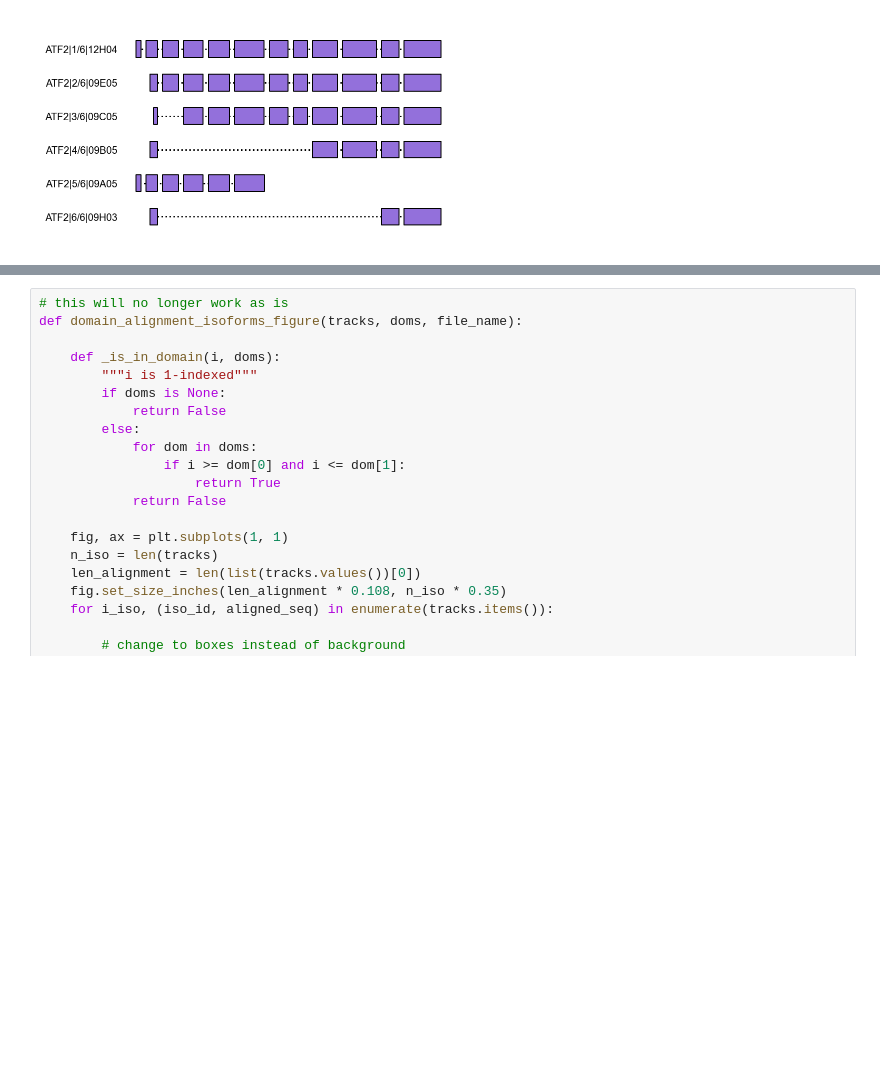
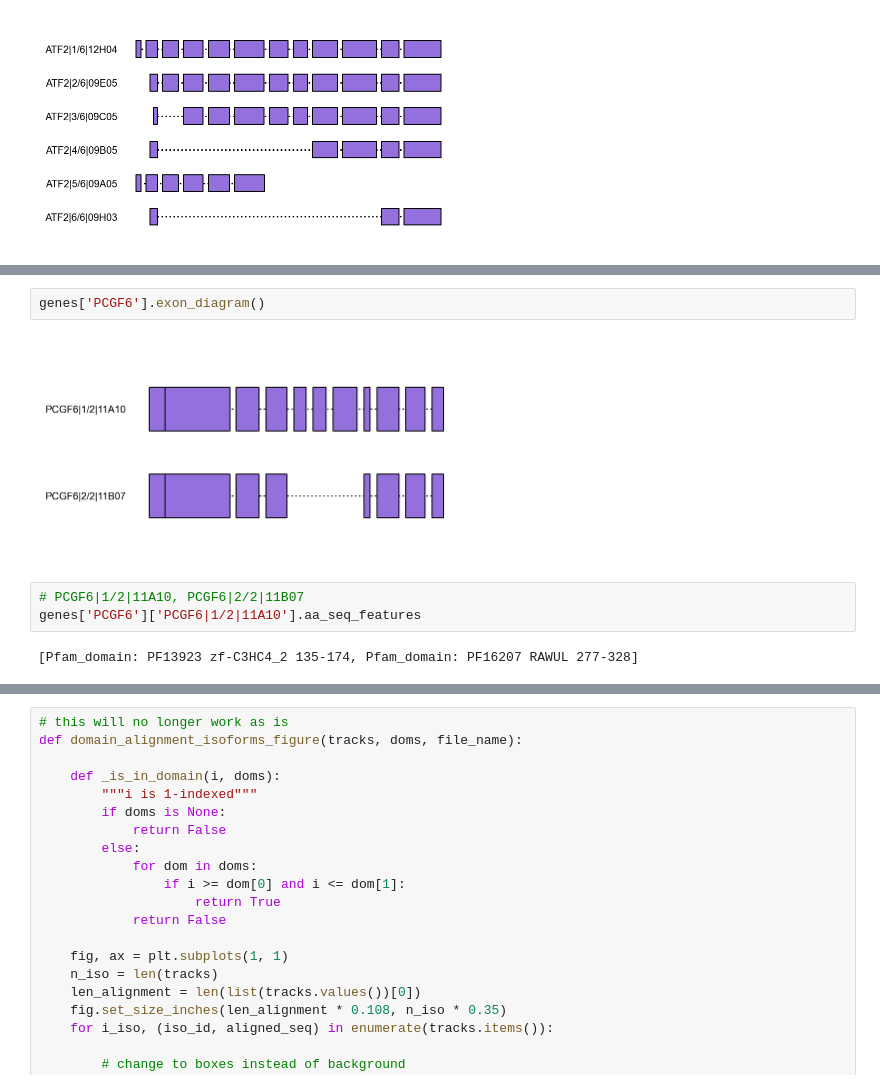
Before and after one commit to CCSB-DFCI/TF_isoforms_paper, a Jupyter notebook: analysis/i_integrative_analysis/oo_code_explore.ipynb, the cells around one changed output, grey strips where cells are left out. Cells and saved outputs as stored; diff of their text form; blank space fills up the shorter version.

```diff
--- a/analysis/i_integrative_analysis/oo_code_explore.ipynb
+++ b/analysis/i_integrative_analysis/oo_code_explore.ipynb
@@ -29,0 +34,9 @@ genes['ATF2'].aa_feature_disruption('ATF2|1/6|12H04')
+# %%
+genes['PCGF6'].exon_diagram()
+# %% [output]
+[figure, added]
+# %%
+# PCGF6|1/2|11A10, PCGF6|2/2|11B07
+genes['PCGF6']['PCGF6|1/2|11A10'].aa_seq_features
+# %% [output]
+[Pfam_domain: PF13923 zf-C3HC4_2 135-174, Pfam_domain: PF16207 RAWUL 277-328]
```
Also changed, not shown: parts of 31 cells of this notebook, 2 other files.
